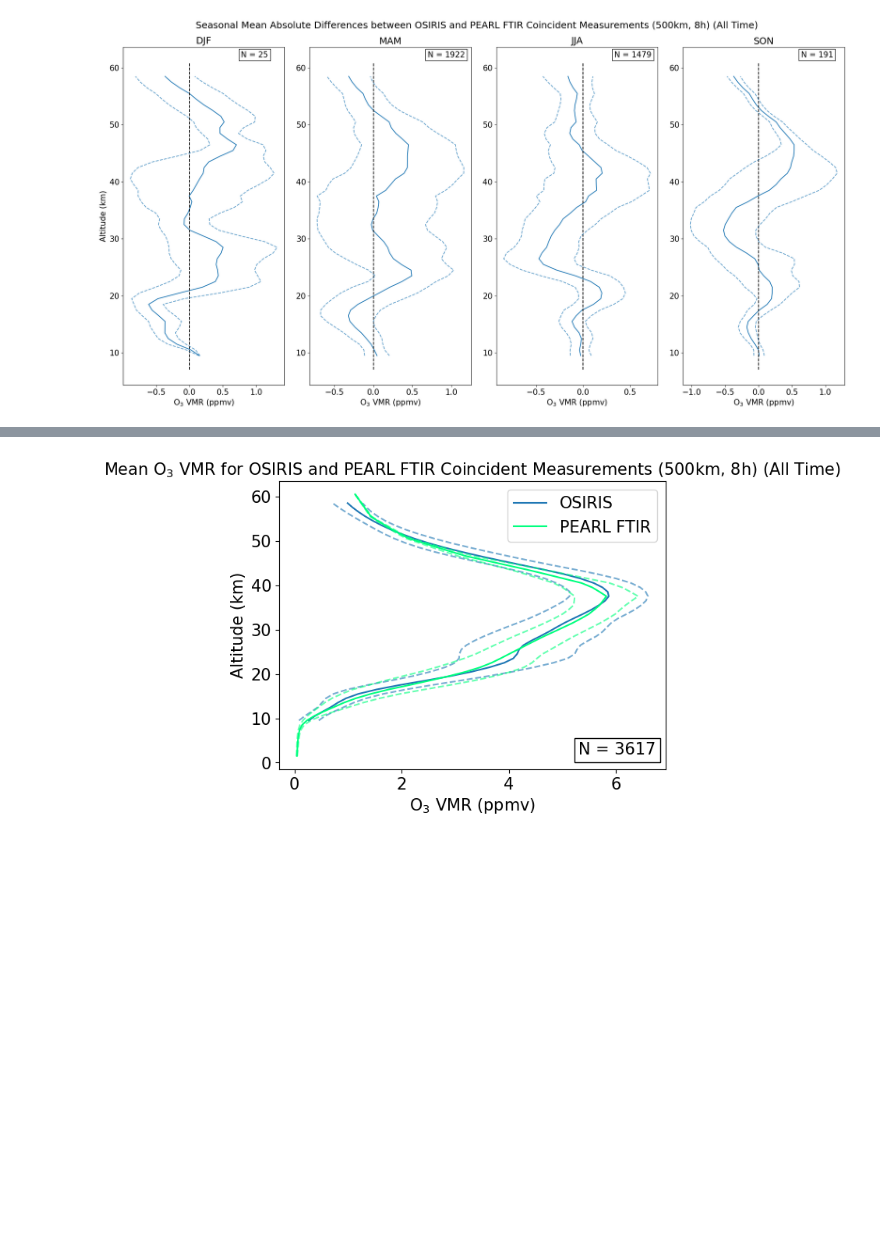
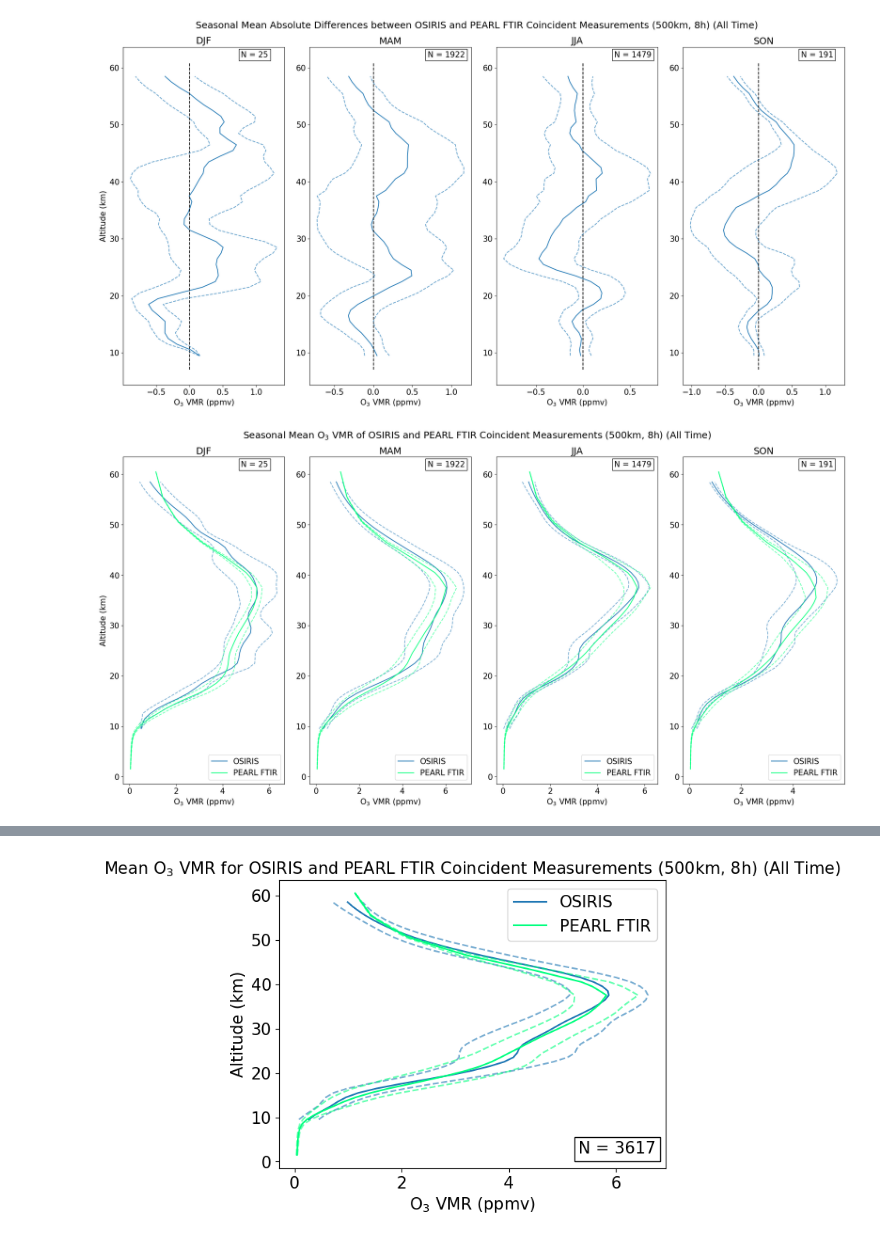
Before and after one commit to Sallamsaka/ozone-measurement-comparison, a Jupyter notebook: O3_ANALYSIS/PROFILE_COMPARISONS/pearl_ftir osiris profile comparisons.ipynb, the cells around one changed output, grey strips where cells are left out. Cells and saved outputs as stored; diff of their text form; code cells hidden in the pictures; blank space fills up the shorter version.

```diff
--- a/O3_ANALYSIS/PROFILE_COMPARISONS/pearl_ftir osiris profile comparisons.ipynb
+++ b/O3_ANALYSIS/PROFILE_COMPARISONS/pearl_ftir osiris profile comparisons.ipynb
@@ -527,3 +525,82 @@ title = fig._suptitle.get_text()
 fig.savefig(title, bbox_inches="tight")
 # %% [output]
 [figure]
+# %%
+std_O_seasonal = {
+    season: np.nanstd(coincidence, axis = 0, ddof = 1)
+    for season, coincidence in o3O_seasonal_coincidences.items()
+}
+std_P_seasonal = {
+    season: np.nanstd(coincidence, axis = 0, ddof = 1)
+    for season, coincidence in o3P_seasonal_coincidences.items()
+}
+mean_O_seasonal = {
+    season: np.nanmean(coincidence, axis = 0)
+    for season, coincidence in o3O_seasonal_coincidences.items()
+}
+mean_P_seasonal = {
+    season: np.nanmean(coincidence, axis = 0)
+    for season, coincidence in o3P_seasonal_coincidences.items()
+}
+# %%
+fig, axes = plt.subplots(1, len(n_seasonal_coincidences) - len(no_seasonal_coincidences), figsize=(20, 10))
+seasons = list(seasonal_months.keys())
+
+for season in no_seasonal_coincidences:
+    seasons.remove(season)
+
+for i, season in enumerate(seasons):
+    ax = axes[i]
+    n_season_coincidences = n_seasonal_coincidences[season]
+
+    ax.plot(
+        mean_O_seasonal[season] * 10**6,
+        ALT_GRID,
+        label = "OSIRIS", color = "C0"
+    )
+
+    ax.plot(
+        (mean_O_seasonal[season] - std_O_seasonal[season]) * 10**6,
+        ALT_GRID, color = "C0", linestyle = "dashed",  alpha = 0.6
+    )
+
+    ax.plot(
+        (mean_O_seasonal[season] + std_O_seasonal[season]) * 10**6,
+        ALT_GRID, color = "C0", linestyle = "dashed",  alpha = 0.6
+    )
+
+
+    ax.set_title(f"{season}")
+
+    ax.plot(
+        mean_P_seasonal[season] * 10**6,
+        ALT_GRID,
+        label = "PEARL FTIR", color = "springgreen"
+    )
+
+    ax.plot(
+        (mean_P_seasonal[season] - std_P_seasonal[season]) * 10**6,
+        ALT_GRID, color = "springgreen", linestyle = "dashed",  alpha = 0.6
+    )
+
+    ax.plot(
+        (mean_P_seasonal[season] + std_P_seasonal[season]) * 10**6,
+        ALT_GRID, color = "springgreen", linestyle = "dashed",  alpha = 0.6
+    )
+
+    ax.set_xlabel("O$_3$ VMR (ppmv)")
+
+    ax.legend()
+
+    ax.text(0.730, 0.970, f"N = {n_season_coincidences}", fontsize=15, transform=ax.transAxes, bbox=dict(facecolor=None, edgecolor='black', fill = False))
+
+fig.tight_layout()
+
+axes[0].set_ylabel("Altitude (km)")
+
+plt.suptitle("Seasonal Mean O$_3$ VMR of OSIRIS and PEARL FTIR Coincident Measurements" + f" ({MAX_DIST_KM}" + "km," + " " + f"{TIME_TOL_HOURS}" + "h)" + " (All Time)", y = 1.02)
+
+title = fig._suptitle.get_text()
+fig.savefig(title, bbox_inches="tight")
+# %% [output]
+[figure, added]
```
Also changed, not shown: parts of 6 cells of this notebook, 35 other files.
